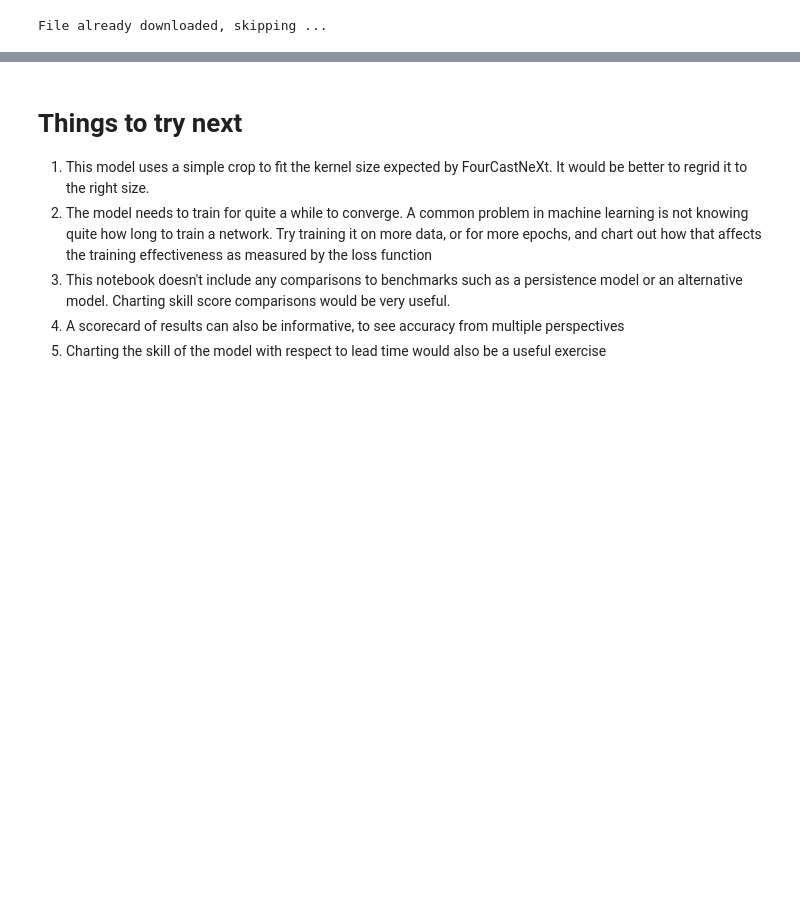
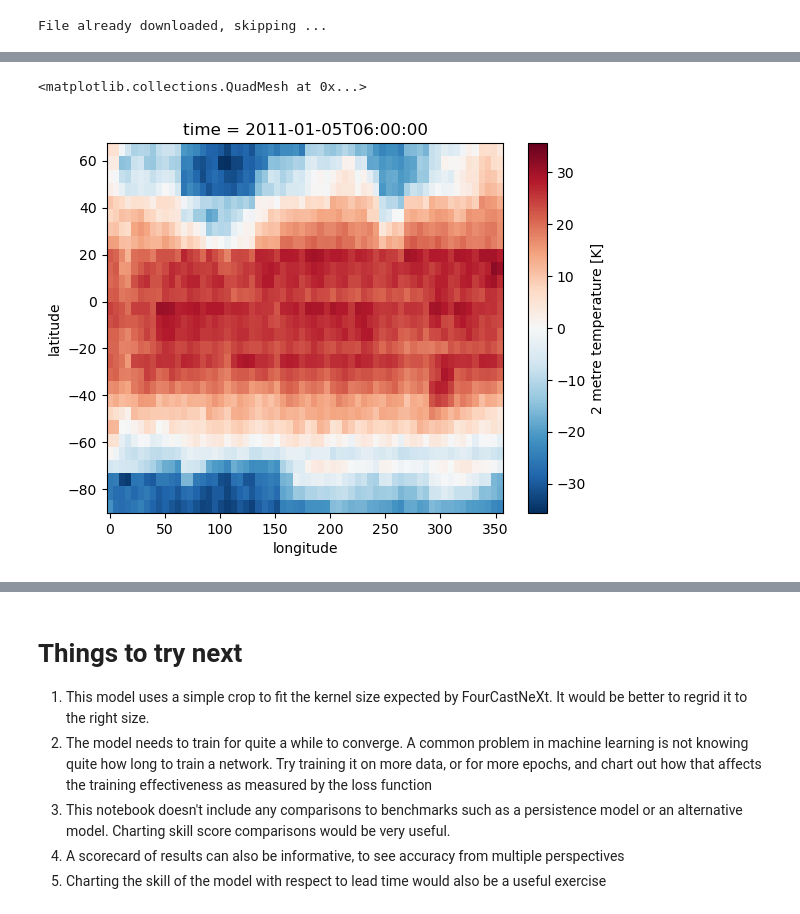
Before and after one commit to ACCESS-Community-Hub/PyEarthTools, a Jupyter notebook: notebooks/tutorial/FourCastMiniMax.ipynb, the cells around one changed output, grey strips where cells are left out. Drawn from its saved outputs; the diff is of its cells as text; code cells hidden in the pictures; blank space fills up the shorter version.

```diff
--- a/notebooks/tutorial/FourCastMiniMax.ipynb
+++ b/notebooks/tutorial/FourCastMiniMax.ipynb
@@ -306,4 +281,7 @@ data_pipeline = pyearthtools.pipeline.Pipeline(
 # %%
 # Plot prediction
-LEAD_INTERVAL = 4 # (each interval is an additional 6 hours)
+LEAD_INTERVAL = 16 # (each interval is an additional 6 hours)
 (prediction['2m_temperature'][LEAD_INTERVAL] - 273.15).plot(x='longitude', y='latitude')
+# %% [output]
+<matplotlib.collections.QuadMesh at 0x...>
+[figure, added]
```
Also changed, not shown: parts of 11 cells of this notebook, 1 other file.
